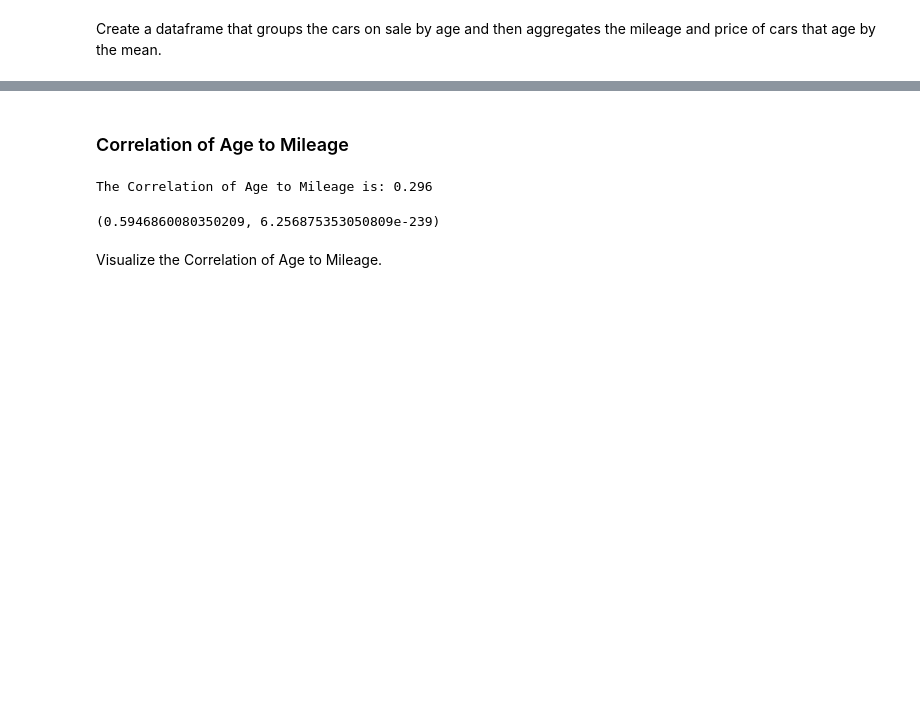
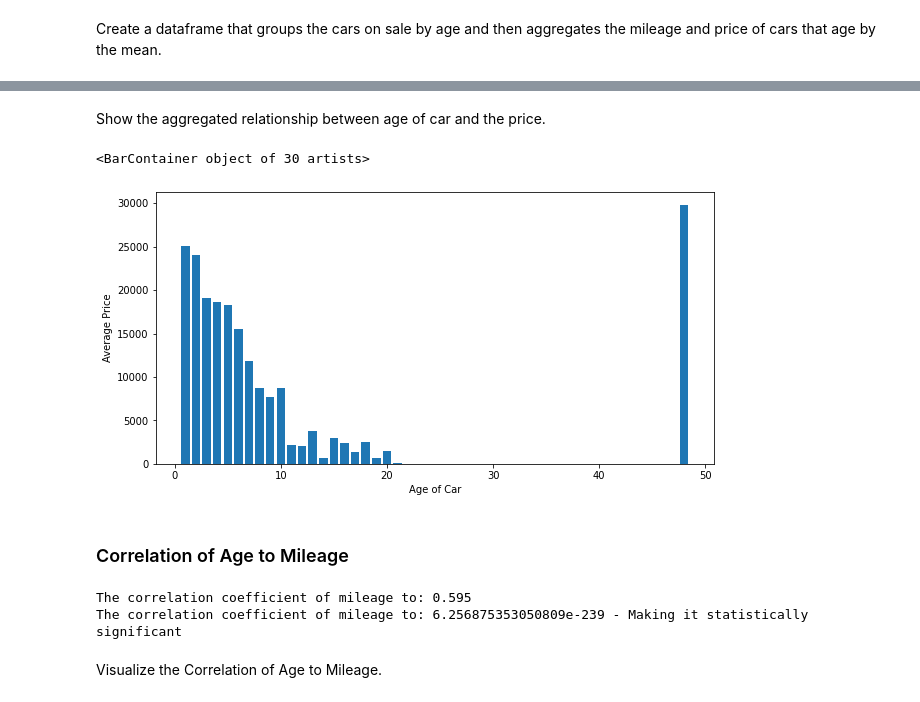
Before and after one commit to arjneal/DataScience, a Jupyter notebook: data_analytics/code_files/car_sales.ipynb, the cells around one changed output, grey strips where cells are left out. Saved outputs shown, nothing was run; the diff lists cells and outputs as text; code cells hidden in the pictures; blank space fills up the shorter version.

```diff
--- a/data_analytics/code_files/car_sales.ipynb
+++ b/data_analytics/code_files/car_sales.ipynb
@@ -202,14 +197,12 @@ Indexing with multiple keys (implicitly converted to a tuple of keys) will be de
+# %% [markdown]
+Show the aggregated relationship between age of car and the price.
+# %%
+fig = plt.figure(figsize = (10, 5))
+plt.xlabel("Age of Car")
+plt.ylabel("Average Price")
+plt.bar(x= gdf.age, height = gdf.price)
+# %% [output]
+<BarContainer object of 30 artists>
+[figure, added]
 # %% [markdown]
 ### Correlation of Age to Mileage
-# %%
-print(f"The Correlation of Age to Mileage is: {gdf.mileage.corr(gdf.age).round(decimals = 3)}")
-# %% [output]
-The Correlation of Age to Mileage is: 0.296
-# %%
-# Determine if the correlation is statistically significant.
-from scipy.stats import pearsonr
-clean_gdf = gdf.dropna()
-clean_df = df.dropna()
-pearsonr(clean_df.age, clean_df.mileage)
-# %% [output]
-(0.5946860080350209, 6.256875353050809e-239)
@@ -216,3 +211,9 @@ pearsonr(clean_df.age, clean_df.mileage)
+# %%
+print("The correlation coefficient of mileage to:", '\033[1m' + f"{correlation_age[0].round(3)}" + '\033[0m')
+print("The correlation coefficient of mileage to:", '\033[1m' + f"{correlation_age[1]}" + '\033[0m', "- Making it statistically significant")
+# %% [output]
+The correlation coefficient of mileage to: 0.595
+The correlation coefficient of mileage to: 6.256875353050809e-239 - Making it statistically significant
 # %% [markdown]
 Visualize the Correlation of Age to Mileage.
 # %%
```
Also changed, not shown: parts of 21 cells of this notebook.
